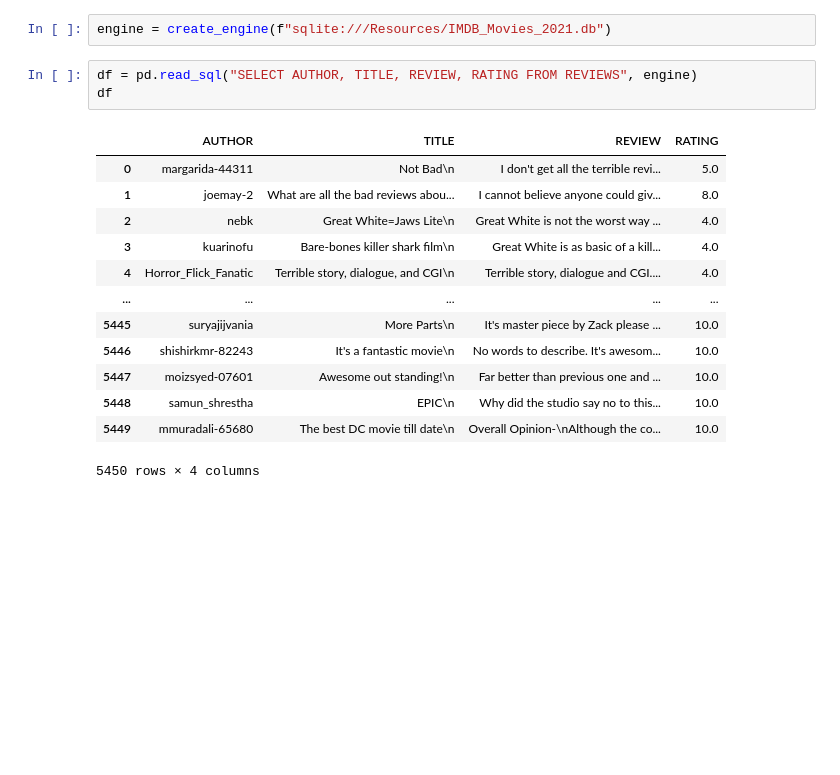
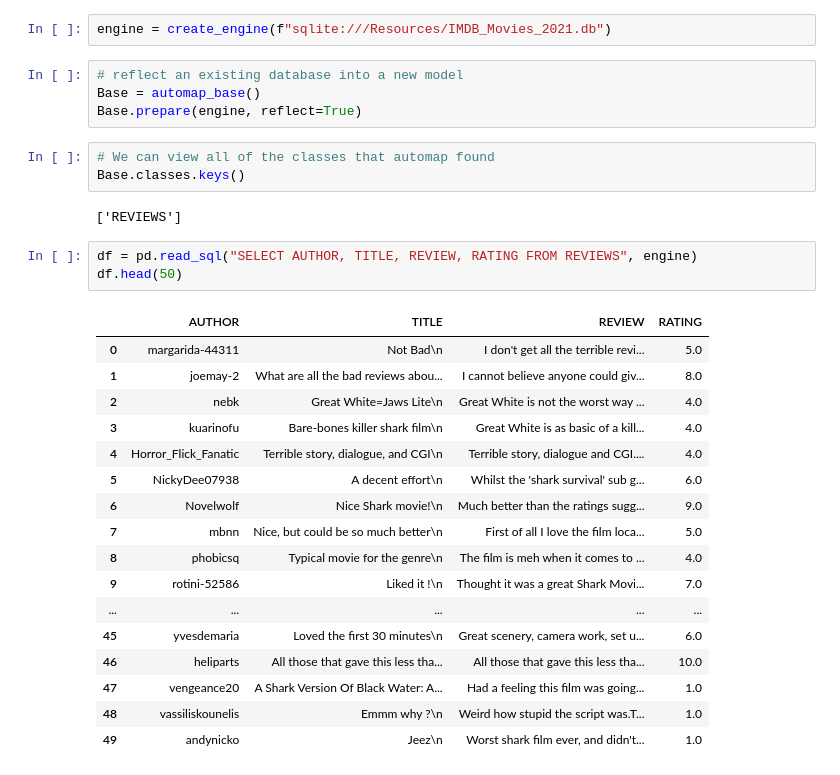
Before and after one commit to sacoronado/IMDB-ETL, a Jupyter notebook: IMDB.ipynb, the cells around one changed output. Drawn from its saved outputs; the diff is of its cells as text; blank space fills up the shorter version.

```diff
--- a/IMDB.ipynb
+++ b/IMDB.ipynb
@@ -17,20 +17,33 @@ import sqlite3
 filepath = "/IMDB_Movies_2021.db"
 # %%
 engine = create_engine(f"sqlite:///Resources/IMDB_Movies_2021.db")
+# %%
+# reflect an existing database into a new model
+Base = automap_base()
+Base.prepare(engine, reflect=True)
+# %%
+# We can view all of the classes that automap found
+Base.classes.keys()
+# %% [output]
+['REVIEWS']
 # %%
 df = pd.read_sql("SELECT AUTHOR, TITLE, REVIEW, RATING FROM REVIEWS", engine)
-df
+df.head(50)
 # %% [output]
 |  | AUTHOR | TITLE | REVIEW | RATING |
 | 0 | margarida-44311 | Not Bad\n | I don't get all the terrible revi... | 5.0 |
 | 1 | joemay-2 | What are all the bad reviews abou... | I cannot believe anyone could giv... | 8.0 |
 | 2 | nebk | Great White=Jaws Lite\n | Great White is not the worst way ... | 4.0 |
 | 3 | kuarinofu | Bare-bones killer shark film\n | Great White is as basic of a kill... | 4.0 |
 | 4 | Horror_Flick_Fanatic | Terrible story, dialogue, and CGI\n | Terrible story, dialogue and CGI.... | 4.0 |
+| 5 | NickyDee07938 | A decent effort\n | Whilst the 'shark survival' sub g... | 6.0 |
+| 6 | Novelwolf | Nice Shark movie!\n | Much better than the ratings sugg... | 9.0 |
+| 7 | mbnn | Nice, but could be so much better\n | First of all I love the film loca... | 5.0 |
+| 8 | phobicsq | Typical movie for the genre\n | The film is meh when it comes to ... | 4.0 |
+| 9 | rotini-52586 | Liked it !\n | Thought it was a great Shark Movi... | 7.0 |
 | ... | ... | ... | ... | ... |
-| 5445 | suryajijvania | More Parts\n | It's master piece by Zack please ... | 10.0 |
-| 5446 | shishirkmr-82243 | It's a fantastic movie\n | No words to describe. It's awesom... | 10.0 |
-| 5447 | moizsyed-07601 | Awesome out standing!\n | Far better than previous one and ... | 10.0 |
-| 5448 | samun_shrestha | EPIC\n | Why did the studio say no to this... | 10.0 |
-| 5449 | mmuradali-65680 | The best DC movie till date\n | Overall Opinion-\nAlthough the co... | 10.0 |
+| 45 | yvesdemaria | Loved the first 30 minutes\n | Great scenery, camera work, set u... | 6.0 |
+| 46 | heliparts | All those that gave this less tha... | All those that gave this less tha... | 10.0 |
+| 47 | vengeance20 | A Shark Version Of Black Water: A... | Had a feeling this film was going... | 1.0 |
+| 48 | vassiliskounelis | Emmm why ?\n | Weird how stupid the script was.T... | 1.0 |
+| 49 | andynicko | Jeez\n | Worst shark film ever, and didn't... | 1.0 |
-5450 rows × 4 columns
```
Also changed, not shown: parts of 6 cells of this notebook, 3 other files.
